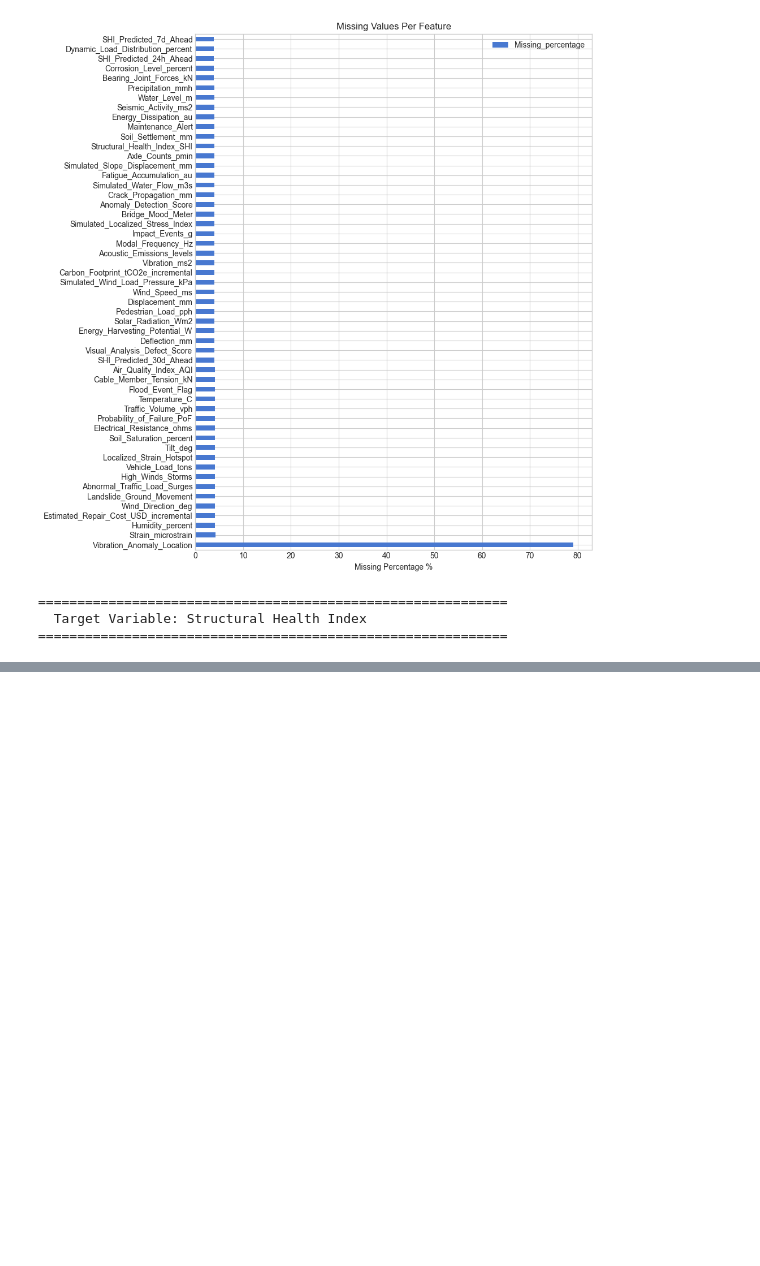
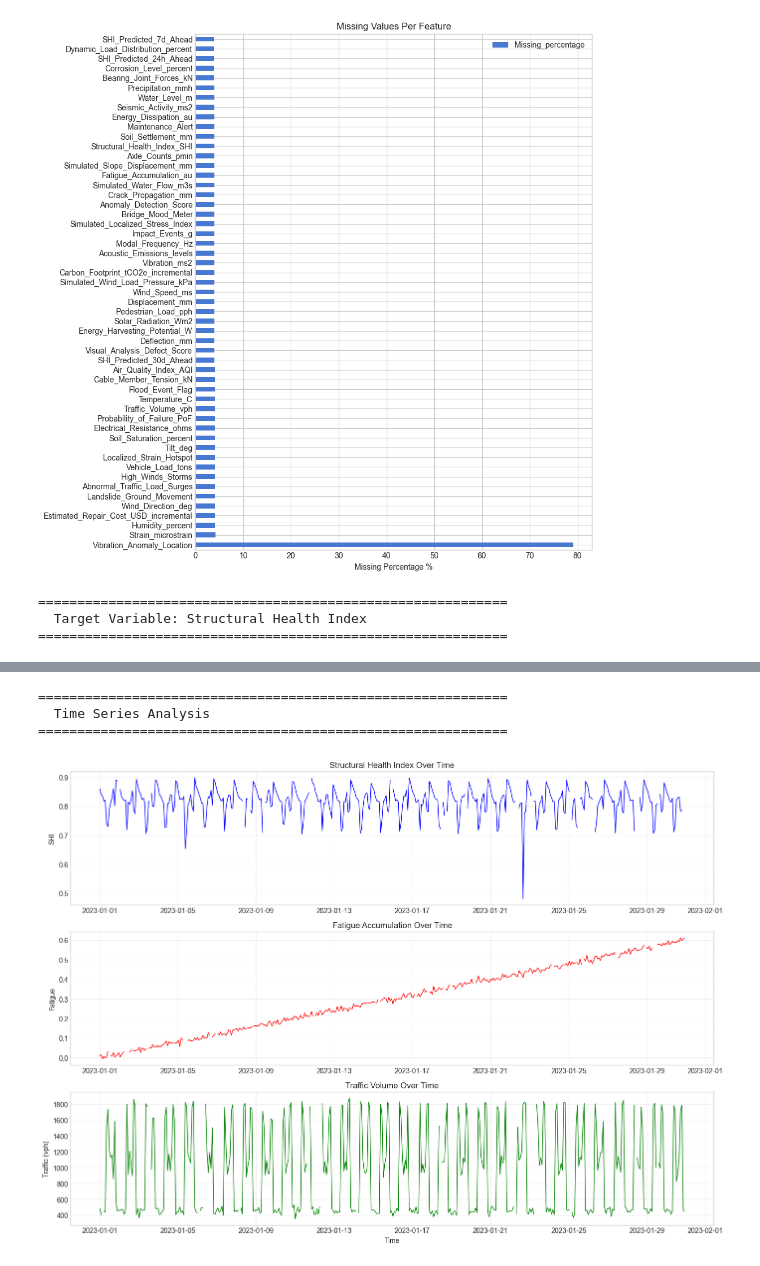
Before and after one commit to Mo7ammedAOS/bridge-health-monitoring, a Jupyter notebook: notebooks/01_eda.ipynb, the cells around one changed output, grey strips where cells are left out. Saved outputs shown, nothing was run; the diff lists cells and outputs as text; code cells hidden in the pictures; blank space fills up the shorter version.

```diff
--- a/notebooks/01_eda.ipynb
+++ b/notebooks/01_eda.ipynb
@@ -197,0 +372,40 @@ SHI Statistics:
+# %%
+# ============================================
+# 7. TIME SERIES PATTERNS
+# ============================================
+print_section("Time Series Analysis")
+
+# Sample data for plotting (every 100th point)
+
+df_sample = bridge_df[::100].copy()
+
+fig , axes = plt.subplots(3,1, figsize = (14,10))
+
+# SHI over time
+
+axes[0].plot(df_sample['Timestamp'],df_sample[TARGET_COL], color = 'blue', linewidth = 1)
+axes[0].set_ylabel('SHI', fontsize =10)
+axes[0].set_title('Structural Health Index Over Time', fontsize = 12)
+axes[0].grid(alpha=0.3)
+
+# Fatigue over time
+axes[1].plot(df_sample['Timestamp'],df_sample['Fatigue_Accumulation_au'], color = 'red', linewidth = 1)
+axes[1].set_ylabel('Fatigue', fontsize =10)
+axes[1].set_title('Fatigue Accumulation Over Time', fontsize = 12)
+axes[1].grid(alpha=0.3)
+
+# Traffic over time
+axes[2].plot(df_sample['Timestamp'], df_sample['Traffic_Volume_vph'], color='green', linewidth=1)
+axes[2].set_ylabel('Traffic (vph)', fontsize=10)
+axes[2].set_xlabel('Time', fontsize=10)
+axes[2].set_title('Traffic Volume Over Time', fontsize=12)
+axes[2].grid(alpha=0.3)
+
+plt.tight_layout()
+plt.savefig(os.path.join(OUTPUTS_DIR, 'eda_time_series.png'), dpi=FIGURE_DPI)
+plt.show()
+# %% [output]
+============================================================
+  Time Series Analysis
+============================================================
+[figure, added]
```
Also changed, not shown: parts of 6 cells of this notebook, 4 other files.
